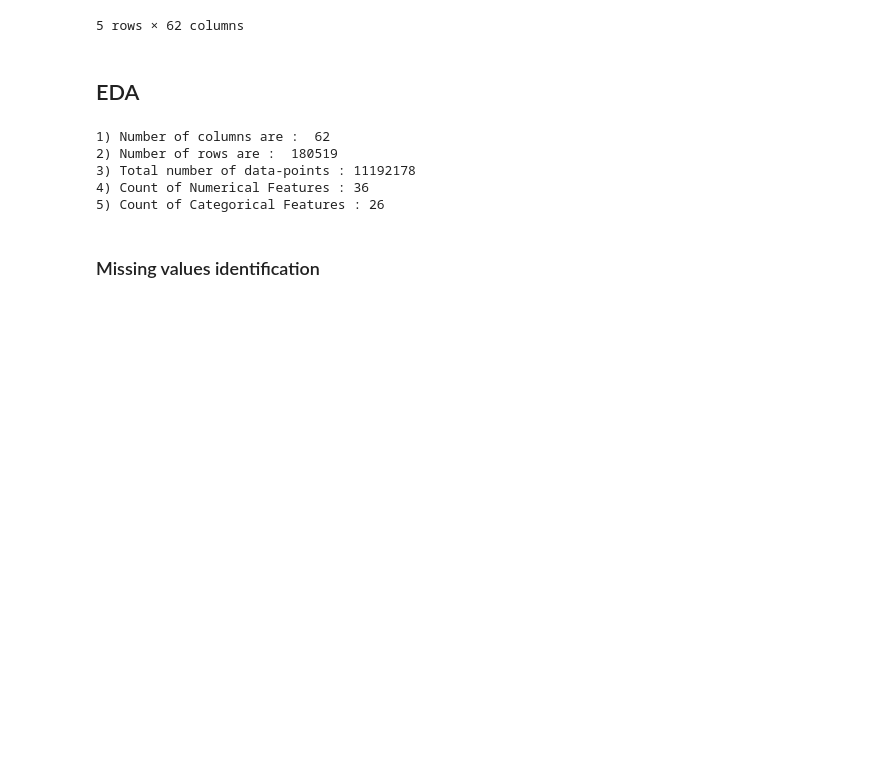
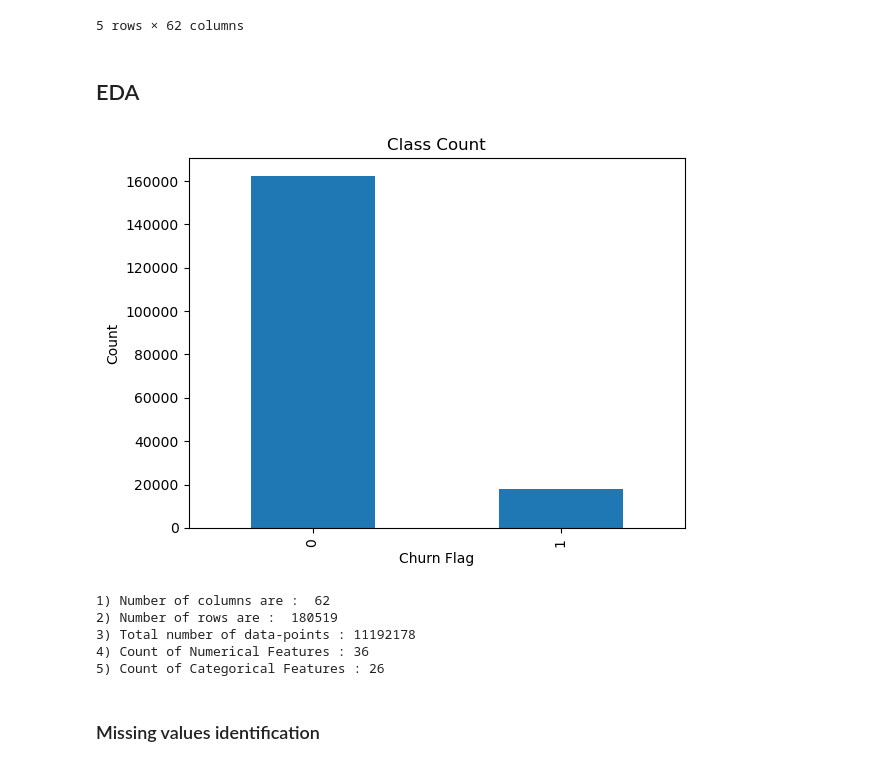
Before and after one commit to immohann/churn-predictive-analysis, a Jupyter notebook: customer-churn.ipynb, the cells around one changed output. Cells and saved outputs as stored; diff of their text form; code cells hidden in the pictures; blank space fills up the shorter version.

Commit message:
Kaggle Notebook | customer churn | Version 15

```diff
--- a/customer-churn.ipynb
+++ b/customer-churn.ipynb
@@ -30,6 +30,15 @@ df.head()
 5 rows × 62 columns
 # %% [markdown]
 ## EDA
+# %%
+class_counts = df['churn_flag'].value_counts()
+class_counts.plot.bar()
+plt.title('Class Count')
+plt.xlabel('Churn Flag')
+plt.ylabel('Count')
+plt.show()
+# %% [output]
+[figure, added]
 # %%
 def data_info(data):
     print('1) Number of columns are : ',data.shape[1])
```
Also changed, not shown: parts of 18 cells of this notebook.
